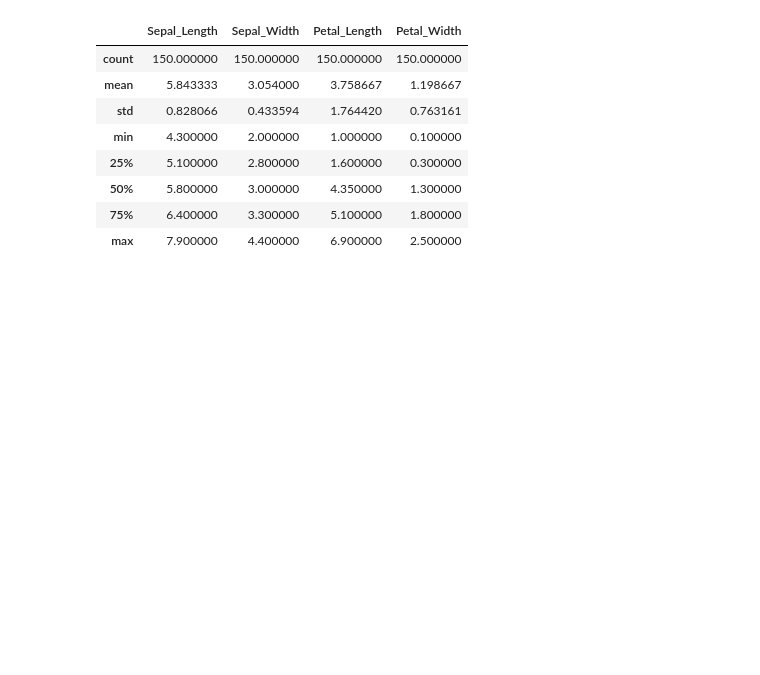
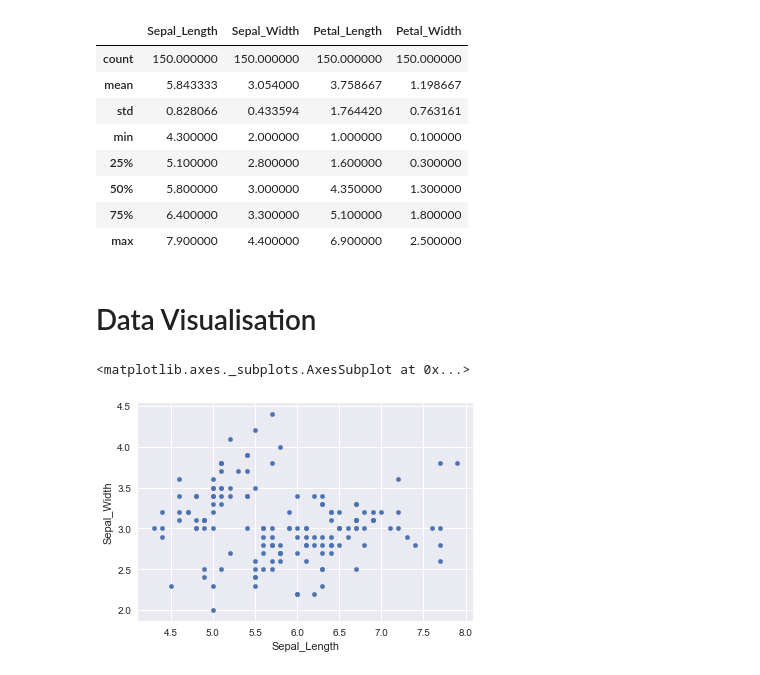
Before and after one commit to dtorgunov/git-jupyter-talk, a Jupyter notebook: IrisShowcase.ipynb, the cells around one changed output. Drawn from its saved outputs; the diff is of its cells as text; code cells hidden in the pictures; blank space fills up the shorter version.

Commit message:
Add data visualisation

```diff
--- a/IrisShowcase.ipynb
+++ b/IrisShowcase.ipynb
@@ -71,3 +71,10 @@ iris[["Sepal_Length", "Sepal_Width", "Petal_Length","Petal_Width"]].apply(lambda
 | 50% | 5.800000 | 3.000000 | 4.350000 | 1.300000 |
 | 75% | 6.400000 | 3.300000 | 5.100000 | 1.800000 |
 | max | 7.900000 | 4.400000 | 6.900000 | 2.500000 |
+# %% [markdown]
+# Data Visualisation
+# %%
+iris.plot.scatter("Sepal_Length", "Sepal_Width")
+# %% [output]
+<matplotlib.axes._subplots.AxesSubplot at 0x...>
+[figure, added]
```
Also changed, not shown: parts of 2 cells of this notebook.
